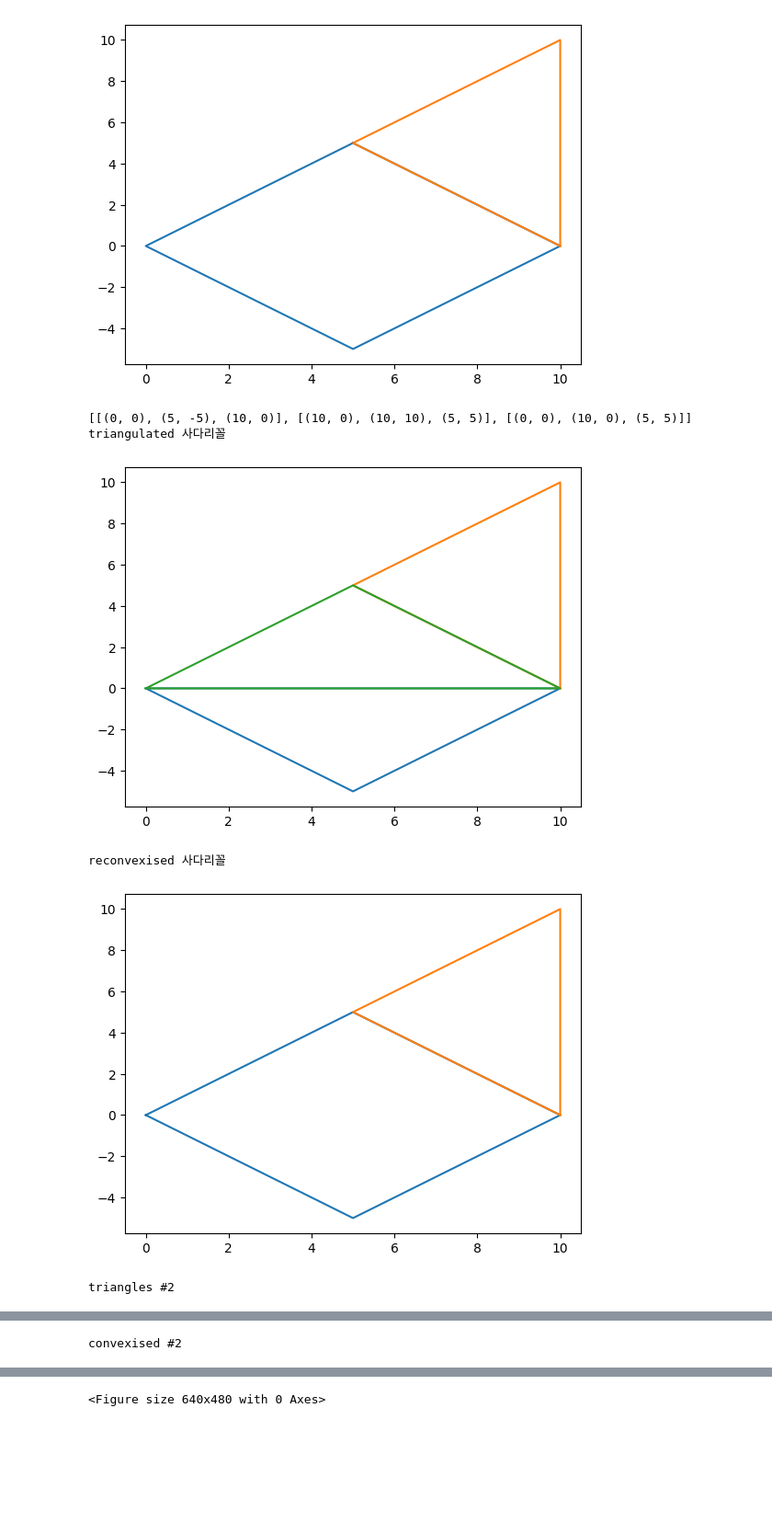
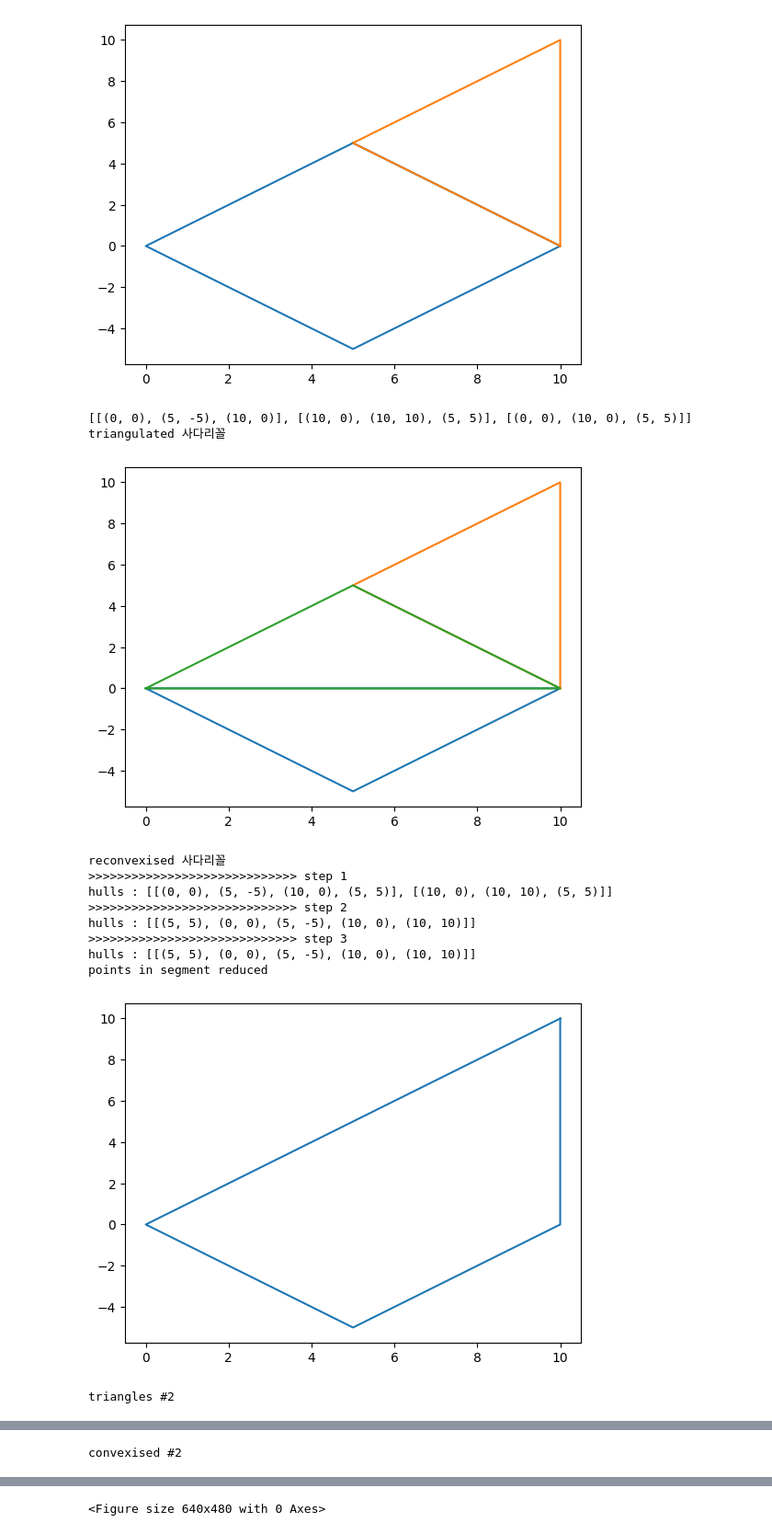
Before and after one commit to joonhyuk/python-game-engine, a Jupyter notebook: lib/foundation/libtest.ipynb, the cells around one changed output, grey strips where cells are left out. Shown at 92% size. Drawn from its saved outputs; the diff is of its cells as text; code cells hidden in the pictures; blank space fills up the shorter version.

```diff
--- a/lib/foundation/libtest.ipynb
+++ b/lib/foundation/libtest.ipynb
@@ -715,35 +732,42 @@ convexised
 
 np = [v(0,0), v(5,-5), v(10,0), v(10,10), v(5,5)]
 npt = triangulate(np)
 print(npt)
 print('triangulated 사다리꼴')
 draw(*npt)
 print('reconvexised 사다리꼴')
-draw(*convexise(npt))
+draw(*test_convexes(npt))
 
 nt = [
     [v(0,0), v(10,0), v(5,5)],
     [v(10,0), v(10,10),v(5,5)]
 ]
 print('triangles #2')
 draw(*nt)
 print('convexised #2')
 draw(*convexise(nt))
 
 tri = []
 for sh in d:
     tri.extend(triangulate(sh))
 draw(*tri)
 print(tri)
 
 cov = convexise(tri)
 draw(*cov)
 # %% [output]
 [[(0, 0), (5, -5), (10, 0)], [(10, 0), (10, 10), (5, 5)], [(0, 0), (10, 0), (5, 5)]]
 triangulated 사다리꼴
 [figure]
 reconvexised 사다리꼴
+>>>>>>>>>>>>>>>>>>>>>>>>>>>>> step 1
+hulls : [[(0, 0), (5, -5), (10, 0), (5, 5)], [(10, 0), (10, 10), (5, 5)]]
+>>>>>>>>>>>>>>>>>>>>>>>>>>>>> step 2
+hulls : [[(5, 5), (0, 0), (5, -5), (10, 0), (10, 10)]]
+>>>>>>>>>>>>>>>>>>>>>>>>>>>>> step 3
+hulls : [[(5, 5), (0, 0), (5, -5), (10, 0), (10, 10)]]
+points in segment reduced
-[figure, old version]
+[figure, new version]
 triangles #2
 [figure]
 convexised #2
```
Also changed, not shown: parts of 2 cells of this notebook, 15 other files.
